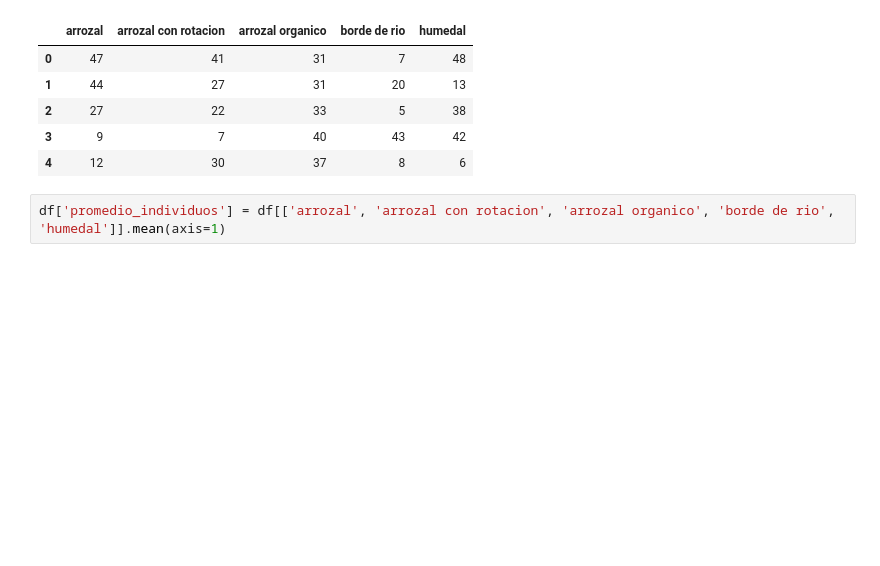
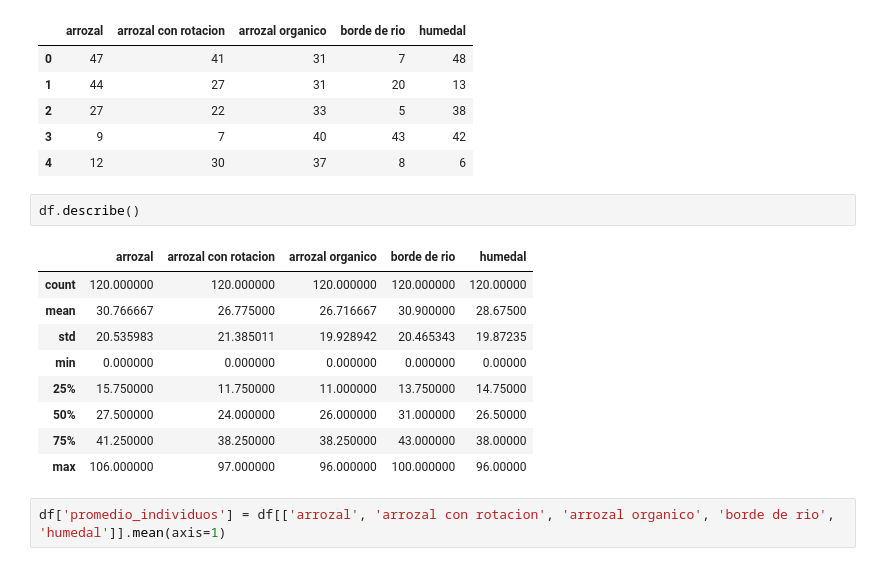
Before and after one commit to JuanDavidGit/analisis-exploratorio-de-datos, a Jupyter notebook: Tarea_2_analisis_univariado.ipynb, the cells around one changed output. Cells and saved outputs as stored; diff of their text form; blank space fills up the shorter version.

```diff
--- a/Tarea_2_analisis_univariado.ipynb
+++ b/Tarea_2_analisis_univariado.ipynb
@@ -50,6 +50,18 @@ df.head()
 | 2 | 27 | 22 | 33 | 5 | 38 |
 | 3 | 9 | 7 | 40 | 43 | 42 |
 | 4 | 12 | 30 | 37 | 8 | 6 |
+# %%
+df.describe()
+# %% [output]
+|  | arrozal | arrozal con rotacion | arrozal organico | borde de rio | humedal |
+| count | 120.000000 | 120.000000 | 120.000000 | 120.000000 | 120.00000 |
+| mean | 30.766667 | 26.775000 | 26.716667 | 30.900000 | 28.67500 |
+| std | 20.535983 | 21.385011 | 19.928942 | 20.465343 | 19.87235 |
+| min | 0.000000 | 0.000000 | 0.000000 | 0.000000 | 0.00000 |
+| 25% | 15.750000 | 11.750000 | 11.000000 | 13.750000 | 14.75000 |
+| 50% | 27.500000 | 24.000000 | 26.000000 | 31.000000 | 26.50000 |
+| 75% | 41.250000 | 38.250000 | 38.250000 | 43.000000 | 38.00000 |
+| max | 106.000000 | 97.000000 | 96.000000 | 100.000000 | 96.00000 |
 # %%
 df['promedio_individuos'] = df[['arrozal', 'arrozal con rotacion', 'arrozal organico', 'borde de rio', 'humedal']].mean(axis=1)
 # %%
```
Also changed, not shown: parts of 1 cell of this notebook.
